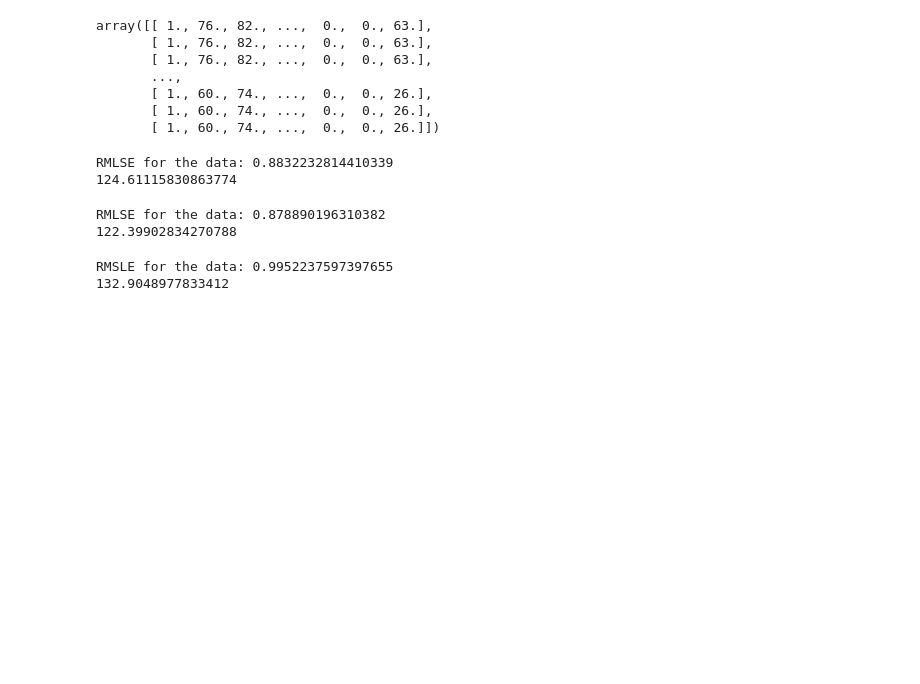
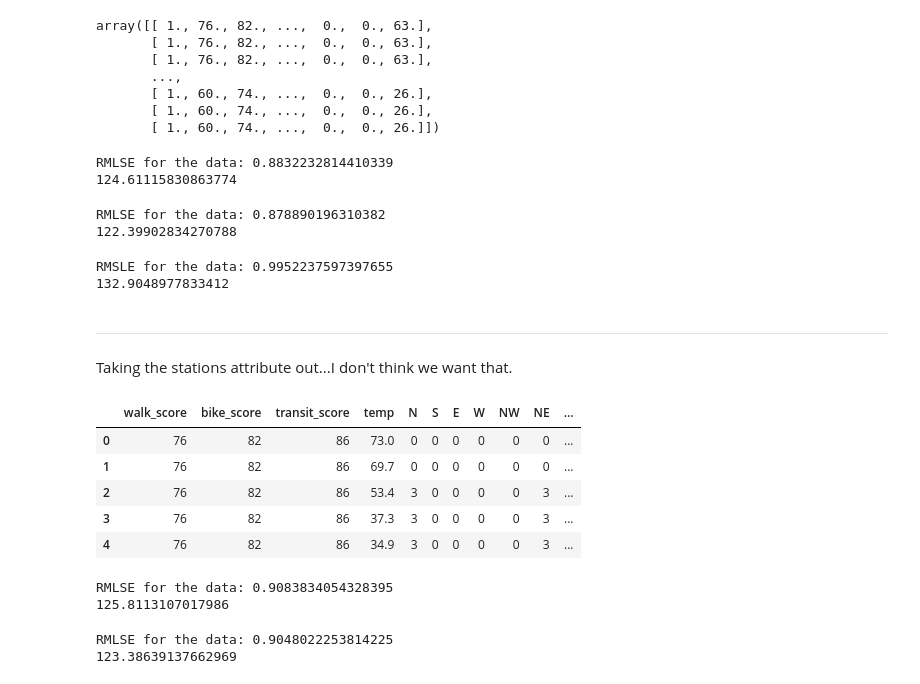
Before and after one commit to katelyn98/HealthyRide-Mapping, a Jupyter notebook: Models/RandomForestModel.ipynb, the cells around one changed output. Drawn from its saved outputs; the diff is of its cells as text; code cells hidden in the pictures; blank space fills up the shorter version.

Commit message:
updating model

```diff
--- a/Models/RandomForestModel.ipynb
+++ b/Models/RandomForestModel.ipynb
@@ -560,3 +560,24 @@ print(np.mean(y_pred))
 # %% [output]
 RMSLE for the data: 0.9952237597397655
 132.9048977833412
+# %% [markdown]
+----
+# %% [markdown]
+Taking the stations attribute out...I don't think we want that.
+# %%
+df = pd.read_csv('../Data/PGH/DemandPrediction/spatially_sensitive_train.csv')
+df = df.drop(columns=['Unnamed: 0', 'stations','capacity','index', 'year', 'month', 'stationList', 'cell_num', 'nearby'])
+
+#labels
+y = df['outflow'].values
+df = df.drop(columns=['outflow'])
+X = df.iloc[:, :].to_numpy()
+
+df.head(5)
+# %% [output]
+|  | walk_score | bike_score | transit_score | temp | N | S | E | W | NW | NE | ... |
+| 0 | 76 | 82 | 86 | 73.0 | 0 | 0 | 0 | 0 | 0 | 0 | ... |
+| 1 | 76 | 82 | 86 | 69.7 | 0 | 0 | 0 | 0 | 0 | 0 | ... |
+| 2 | 76 | 82 | 86 | 53.4 | 3 | 0 | 0 | 0 | 0 | 3 | ... |
+| 3 | 76 | 82 | 86 | 37.3 | 3 | 0 | 0 | 0 | 0 | 3 | ... |
+| 4 | 76 | 82 | 86 | 34.9 | 3 | 0 | 0 | 0 | 0 | 3 | ... |
@@ -562,0 +586,43 @@ RMSLE for the data: 0.9952237597397655
+# %%
+from sklearn.tree import DecisionTreeRegressor
+from sklearn.model_selection import GridSearchCV
+
+dt = DecisionTreeRegressor(random_state=0)
+dt_params = {'max_depth':np.arange(1,50,2),'min_samples_leaf':np.arange(2,15)}
+
+gs_dt = GridSearchCV(dt,dt_params,cv=3)
+gs_dt.fit(X_train,y_train)
+a = gs_dt.best_params_
+
+dtr=DecisionTreeRegressor(max_depth=a['max_depth'],min_samples_leaf= a['min_samples_leaf'])
+model = dtr.fit(X_train,y_train)
+y_pred = model.predict(X_test)
+
+from sklearn.metrics import mean_squared_log_error
+msle=mean_squared_log_error(y_pred,y_test)
+rmsle=np.sqrt(msle)
+print('RMLSE for the data:',rmsle) # For decision tree
+print(np.mean(y_pred))
+# %% [output]
+RMLSE for the data: 0.9083834054328395
+125.8113107017986
+# %%
+#Random Forest
+rf = RandomForestRegressor(random_state=0)
+rf_params = {'n_estimators':np.arange(25,150,25),'max_depth':np.arange(1,11,2),'min_samples_leaf':np.arange(2,15,3)}
+
+gs_rf = GridSearchCV(rf,rf_params,cv=3)
+gs_rf.fit(X_train,y_train)
+b = gs_rf.best_params_
+
+RF = RandomForestRegressor(n_estimators=b['n_estimators'],max_depth=b['max_depth'],min_samples_leaf=b['min_samples_leaf'],random_state=0)
+model = RF.fit(X_train,y_train)
+y_pred = model.predict(X_test)
+
+msle=mean_squared_log_error(y_pred,y_test)
+rmsle=np.sqrt(msle)
+print('RMLSE for the data:',rmsle) # For random forest
+print(np.mean(y_pred))
+# %% [output]
+RMLSE for the data: 0.9048022253814225
+123.38639137662969
```
Also changed, not shown: parts of 6 cells of this notebook, 3 other files.
